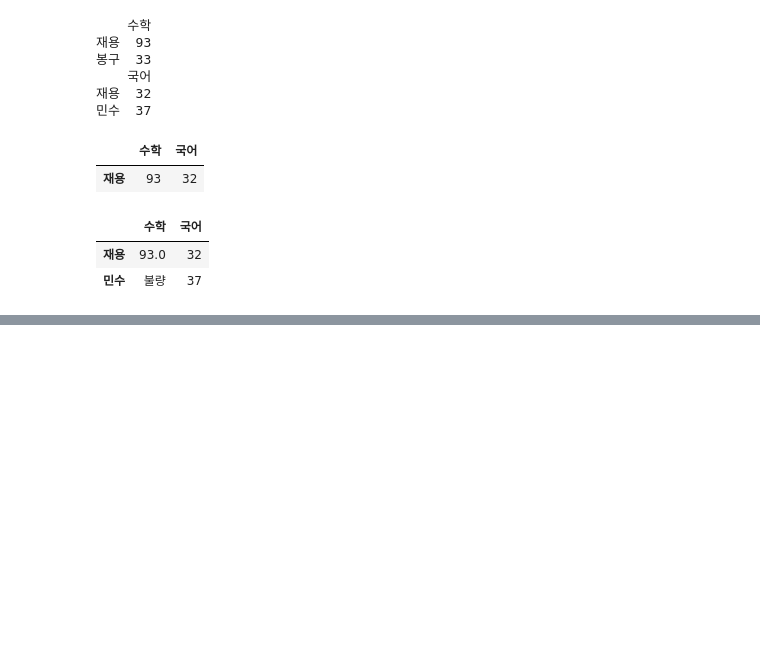
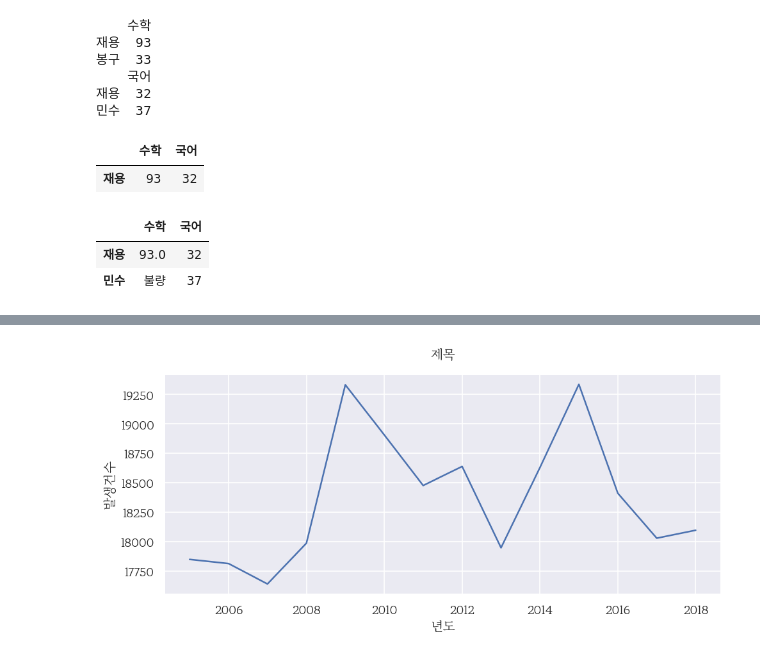
Before and after one commit to JAEYONG0303/For-python-, a Jupyter notebook: 코드 무한 연습용.ipynb, the cells around one changed output, grey strips where cells are left out. Drawn from its saved outputs; the diff is of its cells as text; code cells hidden in the pictures; blank space fills up the shorter version.

```diff
--- a/코드 무한 연습용.ipynb
+++ b/코드 무한 연습용.ipynb
@@ -2464,0 +2290,13 @@ plt.close()
+# %%
+my_dpi = 120
+font_path = 'C:\\Users\\wodyd\\Documents\\카카오톡 받은 파일./MaruBuri-Regular.ttf'
+fm.fontManager.addfont(font_path)
+font_prop = fm.FontProperties(fname=font_path)
+font_name = font_prop.get_name()
+my_font_name = 'MaruBuri'
+my_theme = 'dark'
+sb.set_theme(style = my_theme)
+
+plt.rcParams['font.family'] = my_font_name
+plt.rcParams['font.size'] = 10
+plt.rcParams['axes.unicode_minus'] = False
@@ -2464,0 +2316,3 @@ plt.close()
+# %%
+df1 = origin.drop('월', axis = 1).groupby('년도').mean()
+df1
@@ -2464,0 +2336,21 @@ plt.close()
+# %%
+width_px = 1000
+height_px = 480
+rows = 1
+cols = 1
+figsize = (width_px/ my_dpi, height_px / my_dpi)
+fig, ax = plt.subplots(rows, cols, figsize = figsize, dpi = my_dpi)
+
+# 그래프 그리기, seaborn 사용
+sb.lineplot(data = df1, x= df1.index, y ='발생건수')
+
+# 그래프 꾸미기
+ax.set_title('제목', pad = 15, fontsize = 12)
+
+# 출력
+plt.grid()
+plt.tight_layout()
+plt.show()
+plt.close()
+# %% [output]
+[figure, added]
```
Also changed, not shown: parts of 13 cells of this notebook, 3 other files.
